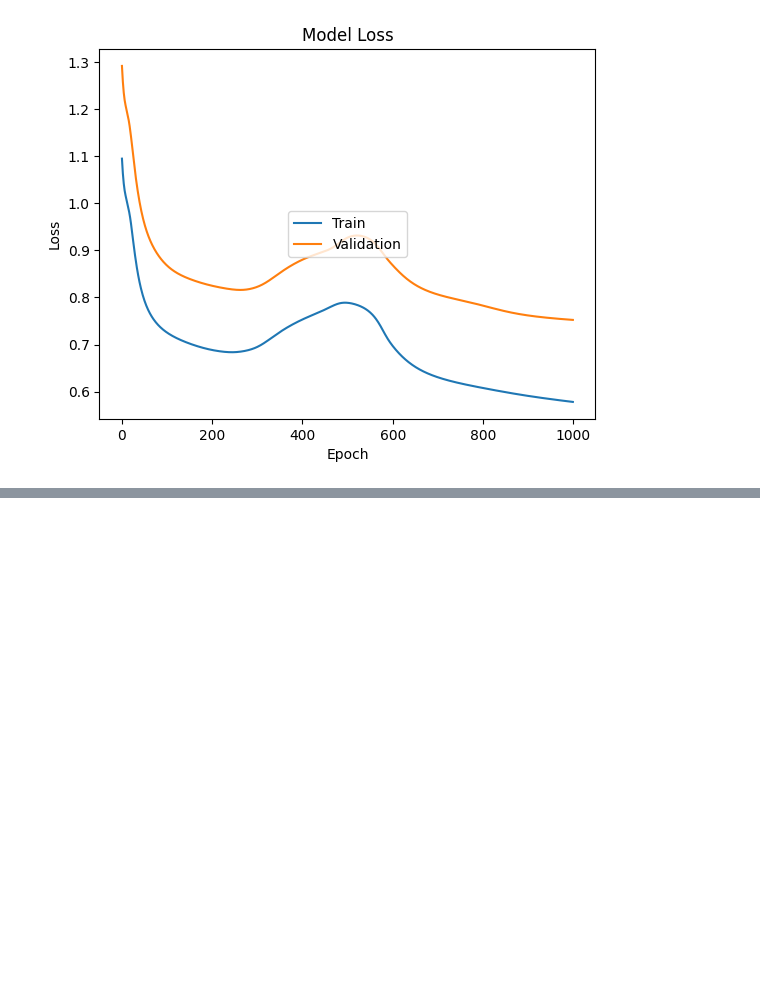
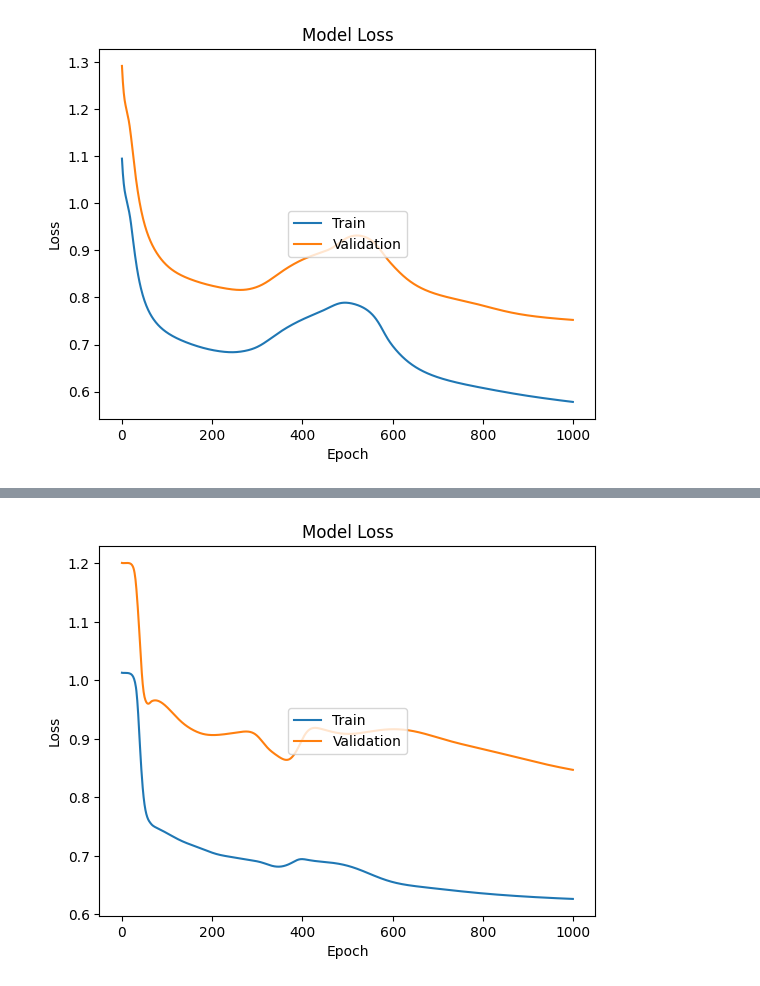
Before and after one commit to guillermoSb/uvg_data_science_lab_3, a Jupyter notebook: Ejercicio2.ipynb, the cells around one changed output, grey strips where cells are left out. Drawn from its saved outputs; the diff is of its cells as text; code cells hidden in the pictures; blank space fills up the shorter version.

Commit message:
LSTM - Multivariable model No. 2

```diff
--- a/Ejercicio2.ipynb
+++ b/Ejercicio2.ipynb
@@ -329,3 +329,26 @@ plt.legend(['Train', 'Validation'], loc='center')
 plt.show()
 # %% [output]
 [figure]
+# %%
+modelo4 = Sequential()
+lote = 1
+paso = 1
+caracteristicas = 2
+modelo4.add(LSTM(lote, batch_input_shape=(lote, paso, caracteristicas), return_sequences=True, stateful=True))
+modelo4.add(LSTM(lote, return_sequences=True, stateful=True))
+modelo4.add(LSTM(lote, return_sequences=True, stateful=True))
+modelo4.add(LSTM(lote, stateful=True))
+modelo4.add(Dense(1))
+# %%
+modelo4.compile(loss='mean_squared_error', optimizer="adam")
+# %%
+epocas = 1000
+history = modelo4.fit(
+    x=x_train,
+    y=y_train,
+    batch_size=lote,
+    epochs=epocas,
+    shuffle=False,
+    validation_data=(x_val, y_val),
+    verbose=1
+)
@@ -331,0 +373,10 @@ plt.show()
+# %%
+plt.plot(history.history['loss'])
+plt.plot(history.history['val_loss'])
+plt.title('Model Loss')
+plt.ylabel('Loss')
+plt.xlabel('Epoch')
+plt.legend(['Train', 'Validation'], loc='center')
+plt.show()
+# %% [output]
+[figure, added]
```
Also changed, not shown: parts of 1 cell of this notebook.
